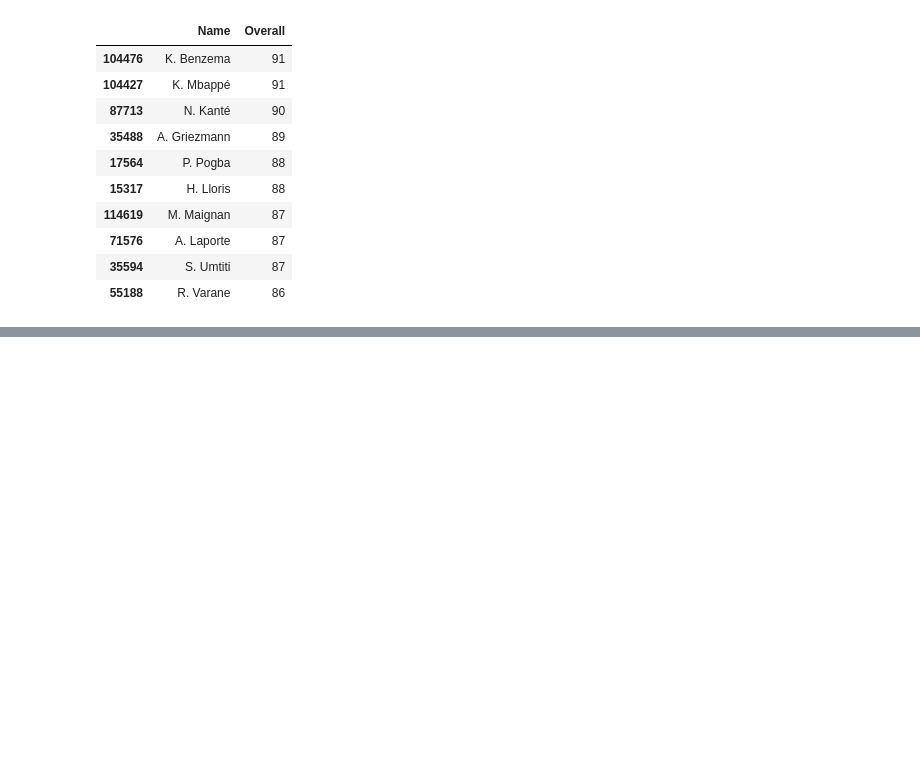
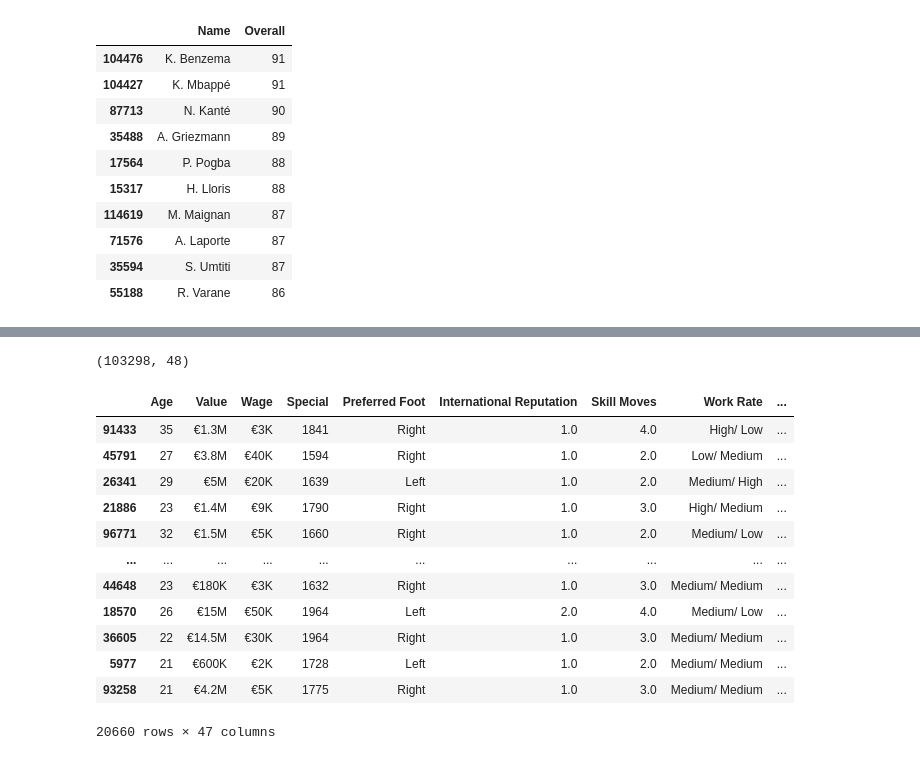
Before and after one commit to LaveshJagwani/s4ds-task-1, a Jupyter notebook: Task 1.ipynb, the cells around one changed output, grey strips where cells are left out. Cells and saved outputs as stored; diff of their text form; code cells hidden in the pictures; blank space fills up the shorter version.

```diff
--- a/Task 1.ipynb
+++ b/Task 1.ipynb
@@ -842,0 +937,37 @@ nation_perf("France")
+# %%
+# Marking and Defensisve Awareness need to be dropped due to ~50% null values. Other either specific rows can be dropped as less than 1%
+
+df.drop(columns=["Marking","DefensiveAwareness"],inplace=True)
+# %%
+df.dropna(inplace=True)
+# %%
+df.drop(columns="Real Face",inplace=True)
+# %%
+df.shape
+
+# Lost ~1000 rows. Okay
+# %% [output]
+(103298, 48)
+# %%
+y = df["Potential"]
+X = df.drop(columns="Potential")
+
+
+from sklearn.model_selection import train_test_split
+X_train,X_test,y_train,y_test = train_test_split(X,y,test_size=0.2)
+# %%
+X_test
+# %% [output]
+|  | Age | Value | Wage | Special | Preferred Foot | International Reputation | Skill Moves | Work Rate | ... |
+| 91433 | 35 | €1.3M | €3K | 1841 | Right | 1.0 | 4.0 | High/ Low | ... |
+| 45791 | 27 | €3.8M | €40K | 1594 | Right | 1.0 | 2.0 | Low/ Medium | ... |
+| 26341 | 29 | €5M | €20K | 1639 | Left | 1.0 | 2.0 | Medium/ High | ... |
+| 21886 | 23 | €1.4M | €9K | 1790 | Right | 1.0 | 3.0 | High/ Medium | ... |
+| 96771 | 32 | €1.5M | €5K | 1660 | Right | 1.0 | 2.0 | Medium/ Low | ... |
+| ... | ... | ... | ... | ... | ... | ... | ... | ... | ... |
+| 44648 | 23 | €180K | €3K | 1632 | Right | 1.0 | 3.0 | Medium/ Medium | ... |
+| 18570 | 26 | €15M | €50K | 1964 | Left | 2.0 | 4.0 | Medium/ Low | ... |
+| 36605 | 22 | €14.5M | €30K | 1964 | Right | 1.0 | 3.0 | Medium/ Medium | ... |
+| 5977 | 21 | €600K | €2K | 1728 | Left | 1.0 | 2.0 | Medium/ Medium | ... |
+| 93258 | 21 | €4.2M | €5K | 1775 | Right | 1.0 | 3.0 | Medium/ Medium | ... |
+20660 rows × 47 columns
```
Also changed, not shown: parts of 41 cells of this notebook.
